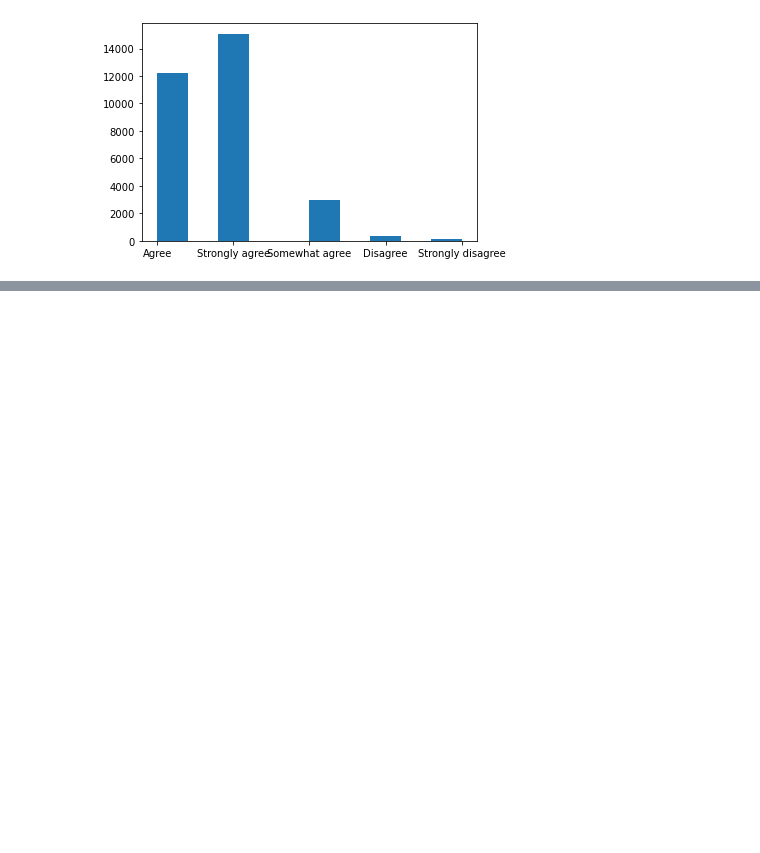
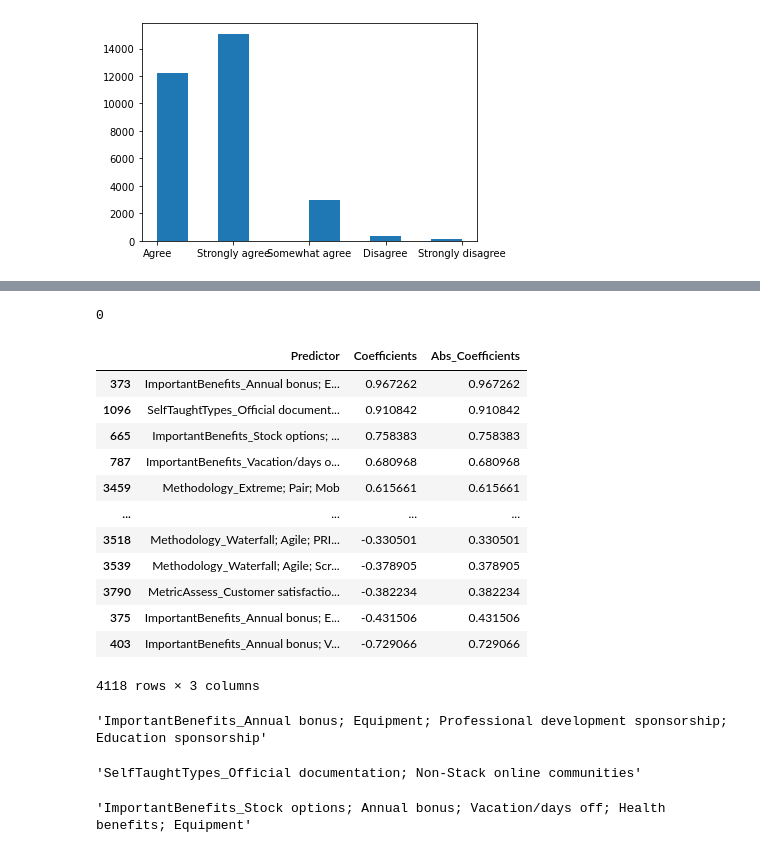
Before and after one commit to DataHill82467/ex_coder_analysis, a Jupyter notebook: ex_coder_analysis.ipynb, the cells around one changed output, grey strips where cells are left out. Cells and saved outputs as stored; diff of their text form; code cells hidden in the pictures; blank space fills up the shorter version.

```diff
--- a/ex_coder_analysis.ipynb
+++ b/ex_coder_analysis.ipynb
@@ -152,0 +214,12 @@ import seaborn as sns
+# %%
+# Function to create dummy variables
+def create_dummy_df(df, cat_cols, dummy_na):
+    '''
+    This function creates a new dataframe that includes dummy variables for all categorial variables
+    '''
+    for col in cat_cols:
+        df = pd.concat([df.drop(col, axis=1), pd.get_dummies(df[col], prefix=col, prefix_sep='_', drop_first=True, dummy_na=dummy_na)], axis=1)
+    return df
+# %%
+notCode_1_new = create_dummy_df(notCode_1, cat_cols_lst, dummy_na=False)
+notCode_1_new.head()
@@ -152,0 +234,5 @@ import seaborn as sns
+# %%
+# check if there are still any rows/columns with missing Values
+np.sum(notCode_1_new.isna().describe().loc['freq'] < 923)
+# %% [output]
+0
@@ -152,0 +243,55 @@ import seaborn as sns
+# %%
+# create predictors and predictions
+X = notCode_1_new.drop(columns=['ExCoderReturn_Strongly agree', 'ExCoderReturn_Strongly disagree', 'ExCoderReturn_Disagree', 'ExCoderReturn_Somewhat agree'])
+y = notCode_1_new['ExCoderReturn_Strongly agree']
+
+# Split data
+X_train, X_test, y_train, y_test = train_test_split(X,y,test_size=.2,random_state=50)
+
+# instantiate
+lm_model = LinearRegression(normalize=True)
+
+# fit the model
+lm_model.fit(X_train, y_train)
+
+# predict data
+y_test_preds = lm_model.predict(X_test)
+
+# Score the model
+r2_test = r2_score(y_test, y_test_preds)
+# %%
+# look at the coefficients
+
+coefs = pd.DataFrame()
+coefs['Predictor'] = X_train.columns
+coefs['Coefficients'] = lm_model.coef_
+coefs['Abs_Coefficients'] = np.abs(lm_model.coef_)
+coefs = coefs.sort_values('Coefficients', ascending=False)
+# %%
+coefs
+# %% [output]
+|  | Predictor | Coefficients | Abs_Coefficients |
+| 373 | ImportantBenefits_Annual bonus; E... | 0.967262 | 0.967262 |
+| 1096 | SelfTaughtTypes_Official document... | 0.910842 | 0.910842 |
+| 665 | ImportantBenefits_Stock options; ... | 0.758383 | 0.758383 |
+| 787 | ImportantBenefits_Vacation/days o... | 0.680968 | 0.680968 |
+| 3459 | Methodology_Extreme; Pair; Mob | 0.615661 | 0.615661 |
+| ... | ... | ... | ... |
+| 3518 | Methodology_Waterfall; Agile; PRI... | -0.330501 | 0.330501 |
+| 3539 | Methodology_Waterfall; Agile; Scr... | -0.378905 | 0.378905 |
+| 3790 | MetricAssess_Customer satisfactio... | -0.382234 | 0.382234 |
+| 375 | ImportantBenefits_Annual bonus; E... | -0.431506 | 0.431506 |
+| 403 | ImportantBenefits_Annual bonus; V... | -0.729066 | 0.729066 |
+4118 rows × 3 columns
+# %%
+coefs.iloc[0][0]
+# %% [output]
+'ImportantBenefits_Annual bonus; Equipment; Professional development sponsorship; Education sponsorship'
+# %%
+coefs.iloc[1][0]
+# %% [output]
+'SelfTaughtTypes_Official documentation; Non-Stack online communities'
+# %%
+coefs.iloc[2][0]
+# %% [output]
+'ImportantBenefits_Stock options; Annual bonus; Vacation/days off; Health benefits; Equipment'
```
Also changed, not shown: parts of 15 cells of this notebook.
